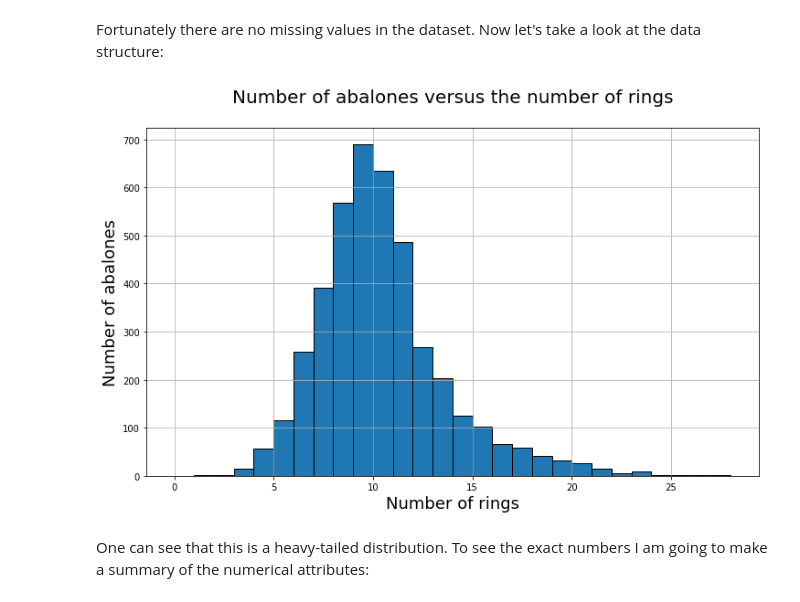
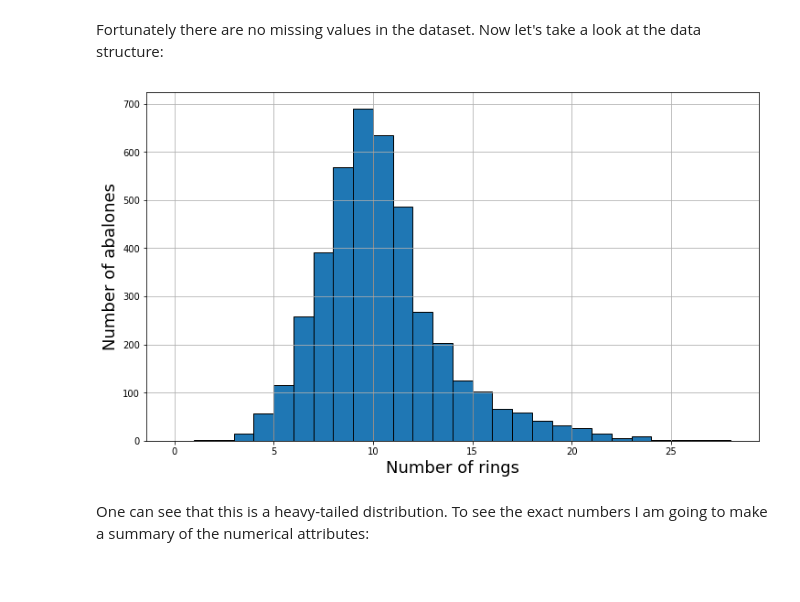
Before and after one commit to acamlet/abalone-dataset, a Jupyter notebook: abalone_dataset.ipynb, the cells around one changed output. Saved outputs shown, nothing was run; the diff lists cells and outputs as text; code cells hidden in the pictures.

```diff
--- a/abalone_dataset.ipynb
+++ b/abalone_dataset.ipynb
@@ -50,15 +50,14 @@ Fortunately there are no missing values in the dataset. Now let's take a look at
 # %%
 %matplotlib inline
 plt.figure(figsize = (12,7))
 plt.grid()
-plt.title("Number of abalones versus the number of rings\n", fontsize = 20)
 plt.xlabel("Number of rings", fontsize = 18)
 plt.ylabel("Number of abalones", fontsize = 18)
 max_rings = df['Number of rings'].max()
 plt.hist(df['Number of rings'], bins = [k for k in range(max_rings)], ec='black')
 plt.show()
 # %% [output]
-[figure, old version]
+[figure, new version]
 # %% [markdown]
 One can see that this is a heavy-tailed distribution. To see the exact numbers I am going to make a summary of the numerical attributes:
 # %%
```
Also changed, not shown: parts of 1 cell of this notebook.
